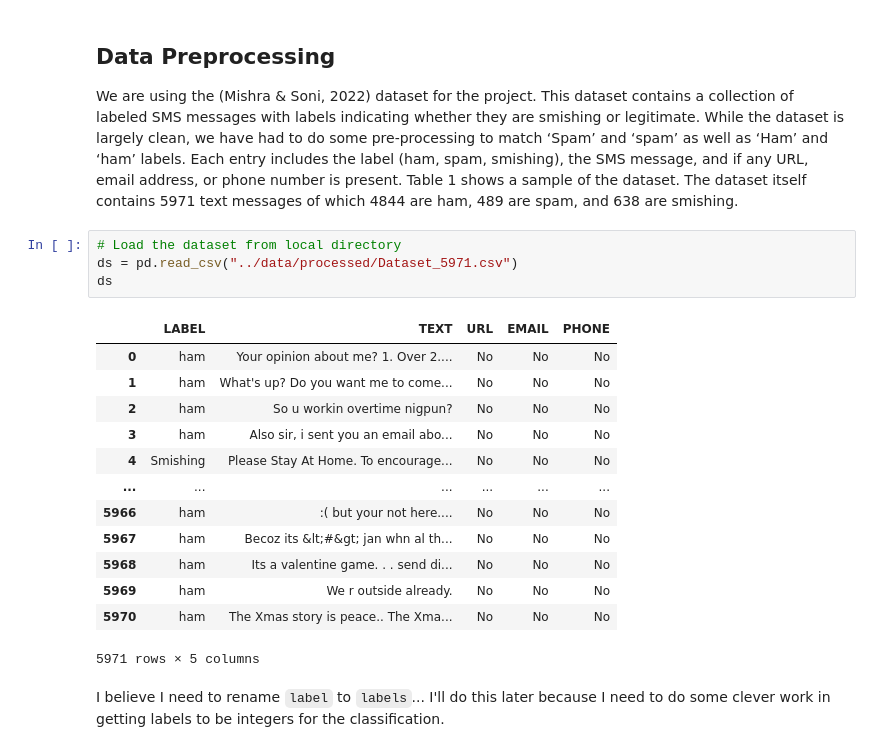
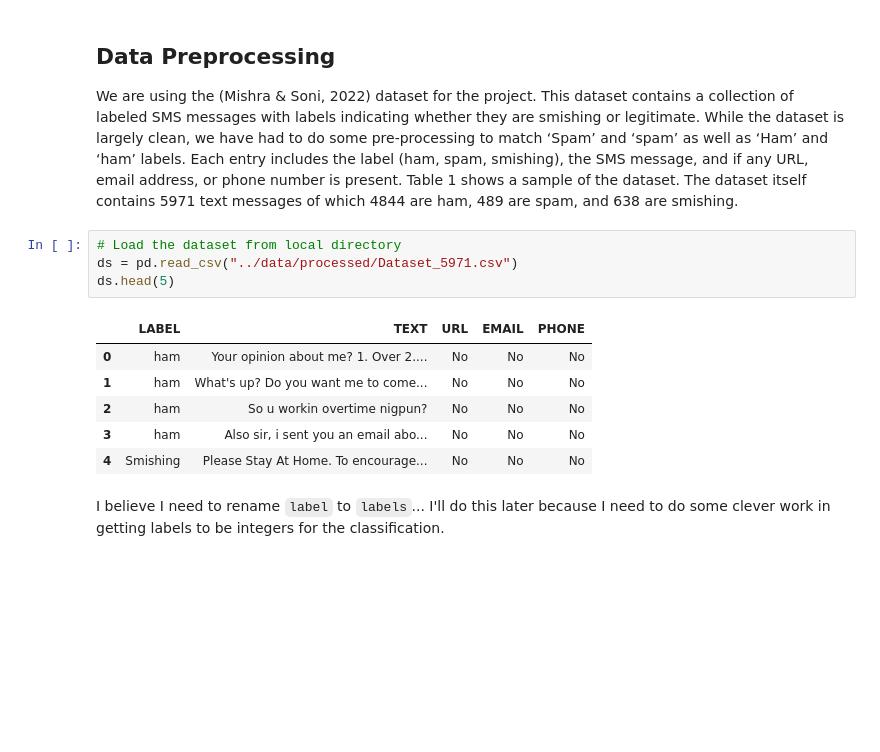
Before and after one commit to BBotzer/AI574-Team1, a Jupyter notebook: smishing/notebooks/BERT_Analysis_Team1.ipynb, the cells around one changed output. Saved outputs shown, nothing was run; the diff lists cells and outputs as text; blank space fills up the shorter version.

```diff
--- a/smishing/notebooks/BERT_Analysis_Team1.ipynb
+++ b/smishing/notebooks/BERT_Analysis_Team1.ipynb
@@ -136,21 +136,14 @@ We are using the (Mishra & Soni, 2022) dataset for the project.  This dataset co
 # %%
 # Load the dataset from local directory
 ds = pd.read_csv("../data/processed/Dataset_5971.csv")
-ds
+ds.head(5)
 # %% [output]
 |  | LABEL | TEXT | URL | EMAIL | PHONE |
 | 0 | ham | Your opinion about me? 1. Over 2.... | No | No | No |
 | 1 | ham | What's up? Do you want me to come... | No | No | No |
 | 2 | ham | So u workin overtime nigpun? | No | No | No |
 | 3 | ham | Also sir, i sent you an email abo... | No | No | No |
 | 4 | Smishing | Please Stay At Home. To encourage... | No | No | No |
-| ... | ... | ... | ... | ... | ... |
-| 5966 | ham | :( but your not here.... | No | No | No |
-| 5967 | ham | Becoz its &lt;#&gt; jan whn al th... | No | No | No |
-| 5968 | ham | Its a valentine game. . . send di... | No | No | No |
-| 5969 | ham | We r outside already. | No | No | No |
-| 5970 | ham | The Xmas story is peace.. The Xma... | No | No | No |
-5971 rows × 5 columns
 # %% [markdown]
 I believe I need to rename `label` to `labels`... I'll do this later because I need to do some clever work in getting labels to be integers for the classification.
 # %%
```
Also changed, not shown: parts of 41 cells of this notebook.
